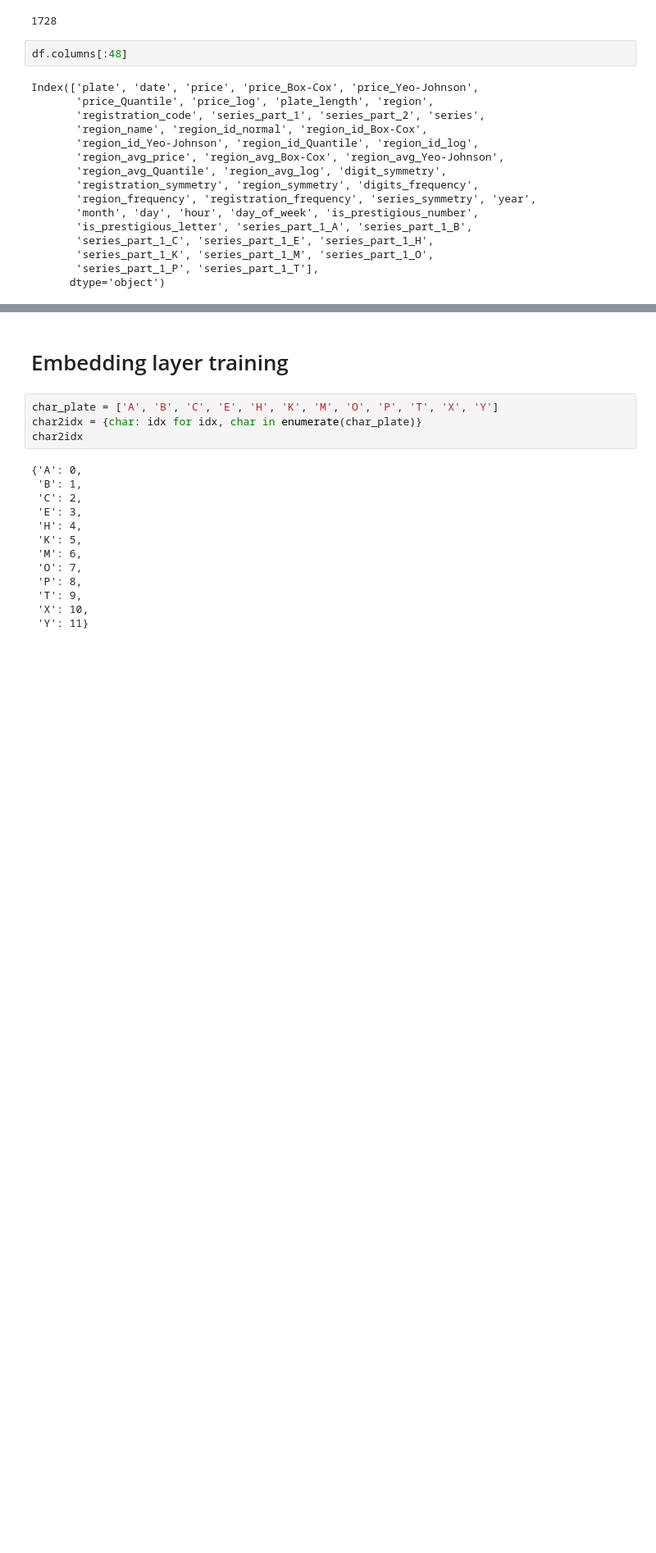
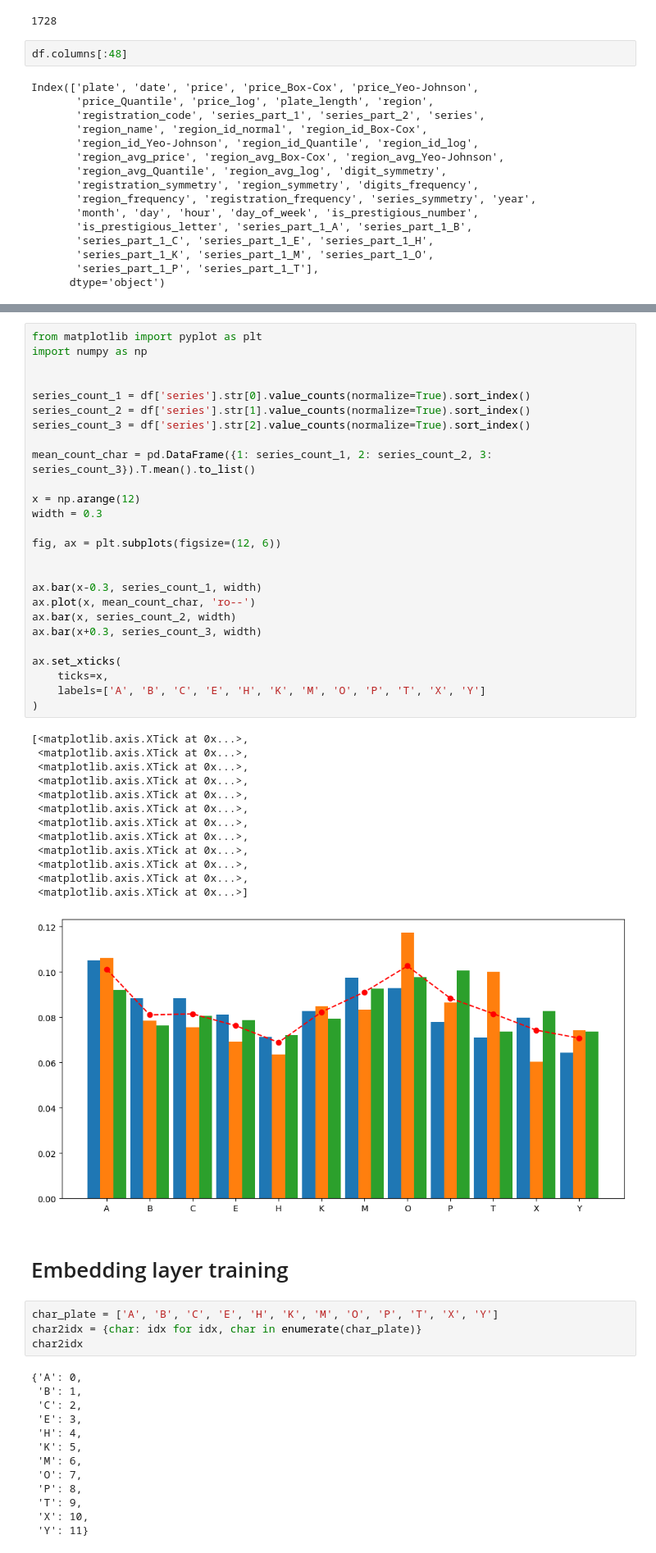
Before and after one commit to woxane/Russian-Car-Plates-Prices-Prediction, a Jupyter notebook: NN.ipynb, the cells around one changed output, grey strips where cells are left out. Shown at 82% size. Drawn from its saved outputs; the diff is of its cells as text; blank space fills up the shorter version.

Commit message:
feat(NN): get a visualzation for normalized number of each char in each index

```diff
--- a/NN.ipynb
+++ b/NN.ipynb
@@ -41,3 +46,43 @@ Index(['plate', 'date', 'price', 'price_Box-Cox', 'price_Yeo-Johnson',
+# %%
+from matplotlib import pyplot as plt
+import numpy as np
+
+
+series_count_1 = df['series'].str[0].value_counts(normalize=True).sort_index()
+series_count_2 = df['series'].str[1].value_counts(normalize=True).sort_index()
+series_count_3 = df['series'].str[2].value_counts(normalize=True).sort_index()
+
+mean_count_char = pd.DataFrame({1: series_count_1, 2: series_count_2, 3: series_count_3}).T.mean().to_list()
+
+x = np.arange(12)
+width = 0.3
+
+fig, ax = plt.subplots(figsize=(12, 6))
+
+
+ax.bar(x-0.3, series_count_1, width)
+ax.plot(x, mean_count_char, 'ro--')
+ax.bar(x, series_count_2, width)
+ax.bar(x+0.3, series_count_3, width)
+
+ax.set_xticks(
+    ticks=x,
+    labels=['A', 'B', 'C', 'E', 'H', 'K', 'M', 'O', 'P', 'T', 'X', 'Y']
+)
+# %% [output]
+[<matplotlib.axis.XTick at 0x...>,
+ <matplotlib.axis.XTick at 0x...>,
+ <matplotlib.axis.XTick at 0x...>,
+ <matplotlib.axis.XTick at 0x...>,
+ <matplotlib.axis.XTick at 0x...>,
+ <matplotlib.axis.XTick at 0x...>,
+ <matplotlib.axis.XTick at 0x...>,
+ <matplotlib.axis.XTick at 0x...>,
+ <matplotlib.axis.XTick at 0x...>,
+ <matplotlib.axis.XTick at 0x...>,
+ <matplotlib.axis.XTick at 0x...>,
+ <matplotlib.axis.XTick at 0x...>]
+[figure, added]
 # %% [markdown]
 # Embedding layer training
 # %%
```
Also changed, not shown: parts of 1 cell of this notebook.
